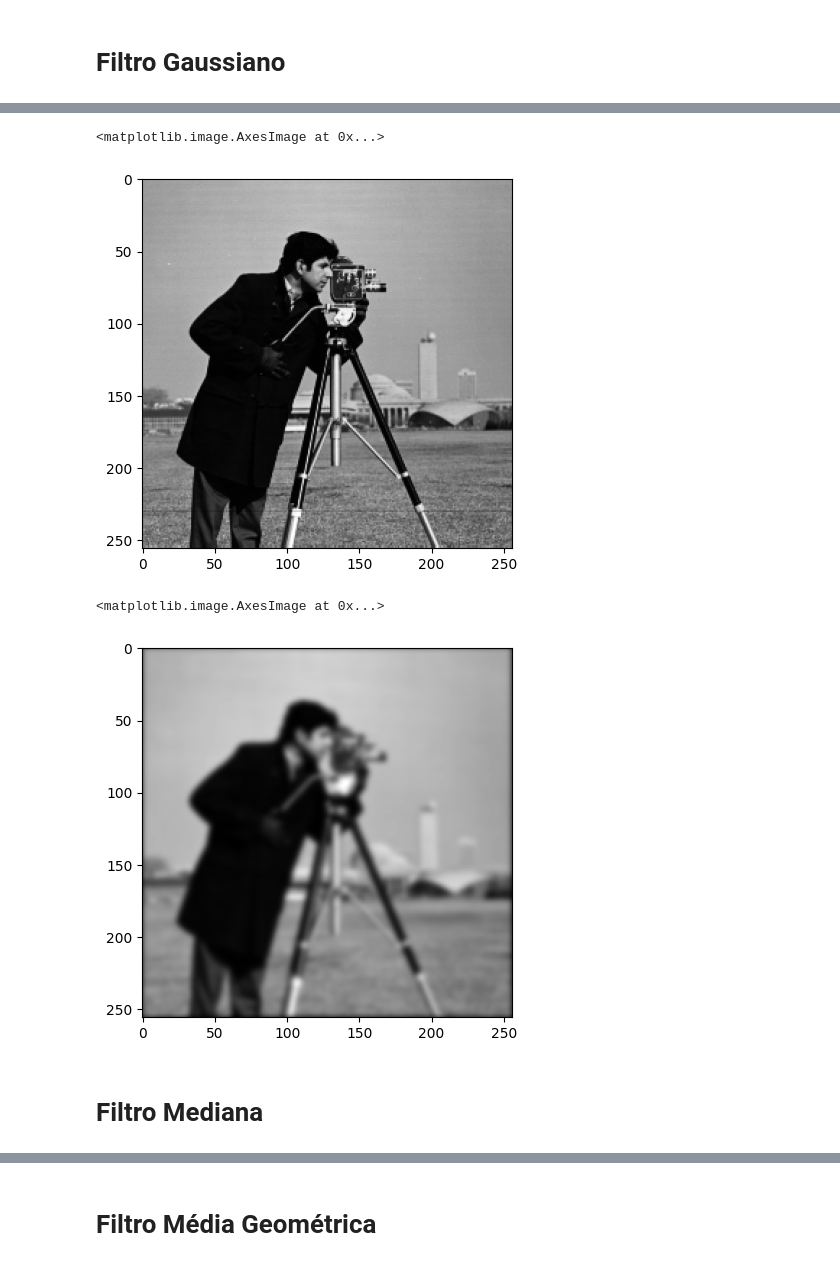
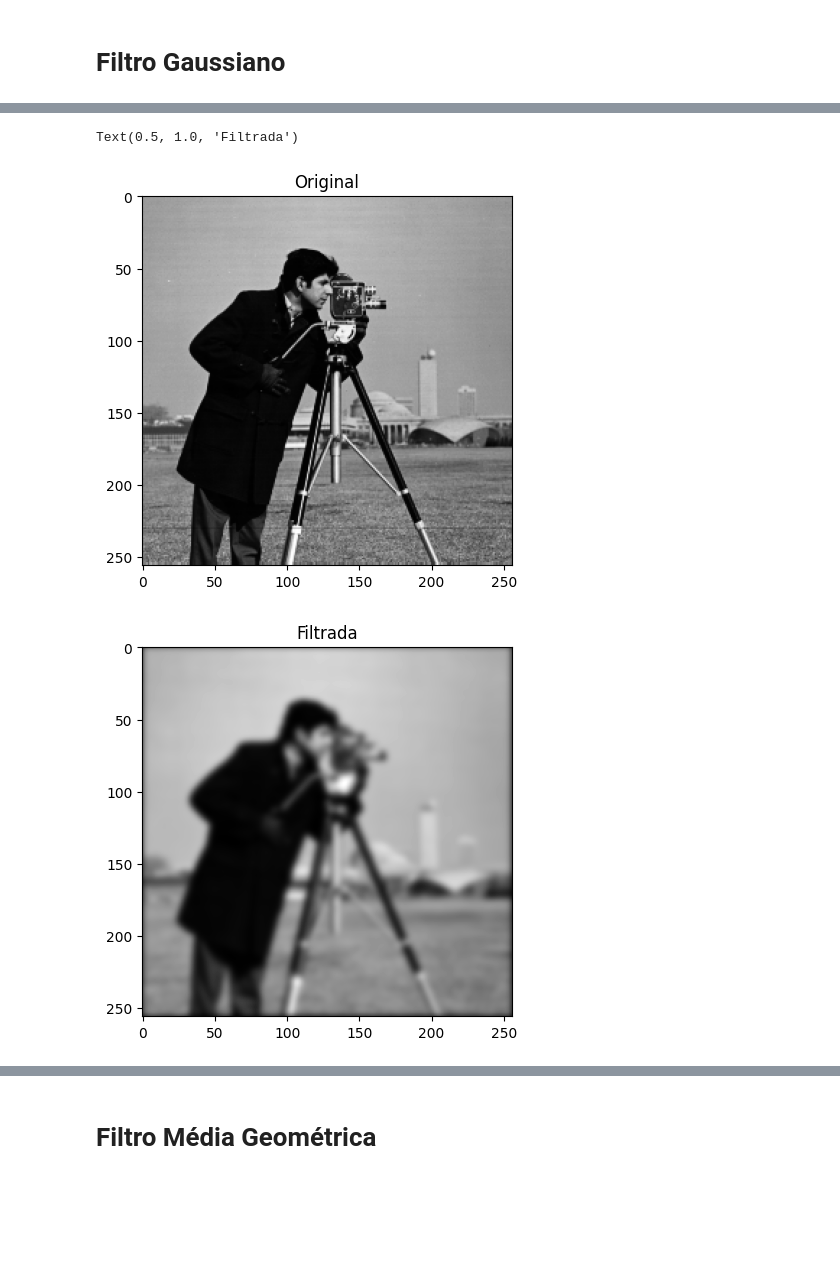
Before and after one commit to brunol-pereira/PDI, a Jupyter notebook: NaoLineares.ipynb, the cells around one changed output, grey strips where cells are left out. Cells and saved outputs as stored; diff of their text form; code cells hidden in the pictures; blank space fills up the shorter version.

```diff
--- a/NaoLineares.ipynb
+++ b/NaoLineares.ipynb
@@ -54,17 +74,14 @@ plt.imshow(w, 'gray')
 # %%
 img = plt.imread('imagens/cameraman.tiff')
-plt.imshow(img, 'gray')
+img_filtered = convolution(img, w)
-# %% [output]
-<matplotlib.image.AxesImage at 0x...>
-[figure, removed]
-# %%
-# Filtragem utilizando uma função do scipy
-import scipy.signal
-w = gaussian_filter_2d(13)
-img_filtered_scipy = scipy.signal.convolve(img, w, mode='same')
-plt.imshow(img_filtered_scipy, 'gray')
-# %% [output]
-<matplotlib.image.AxesImage at 0x...>
-[figure, removed]
-# %% [markdown]
-# Filtro Mediana
+# %%
+plt.figure()
+plt.imshow(img, 'gray')
+plt.title('Original')
+plt.figure()
+plt.imshow(img_filtered, 'gray')
+plt.title('Filtrada')
+# %% [output]
+Text(0.5, 1.0, 'Filtrada')
+[figure, added]
+[figure, added]
```
Also changed, not shown: parts of 10 cells of this notebook, 4 other files.
